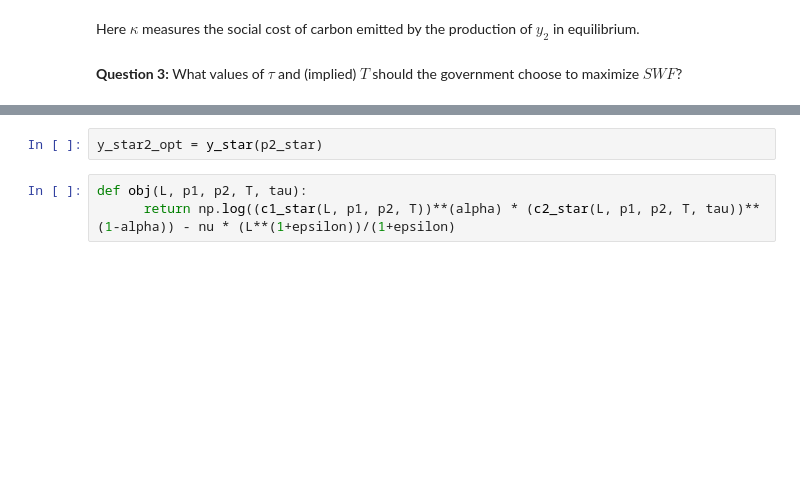
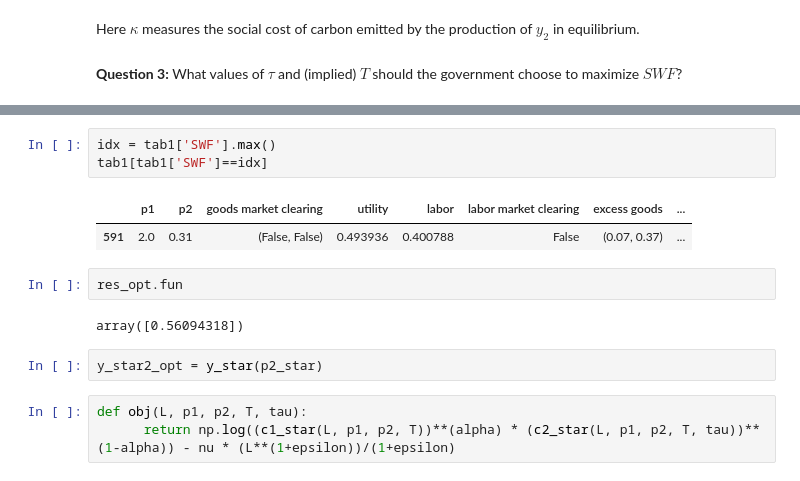
Before and after one commit to NumEconCopenhagen/projects-2024-jbh, a Jupyter notebook: examproject/exam_2024.ipynb, the cells around one changed output, grey strips where cells are left out. Drawn from its saved outputs; the diff is of its cells as text; blank space fills up the shorter version.

```diff
--- a/examproject/exam_2024.ipynb
+++ b/examproject/exam_2024.ipynb
@@ -221,3 +306,13 @@ def obj_gov(L, p1, p2, T, tau):
+# %%
+idx = tab1['SWF'].max()
+tab1[tab1['SWF']==idx]
+# %% [output]
+|  | p1 | p2 | goods market clearing | utility | labor | labor market clearing | excess goods | ... |
+| 591 | 2.0 | 0.31 | (False, False) | 0.493936 | 0.400788 | False | (0.07, 0.37) | ... |
+# %%
+res_opt.fun
+# %% [output]
+array([0.56094318])
 # %%
 y_star2_opt = y_star(p2_star)
 # %%
```
Also changed, not shown: parts of 12 cells of this notebook.
